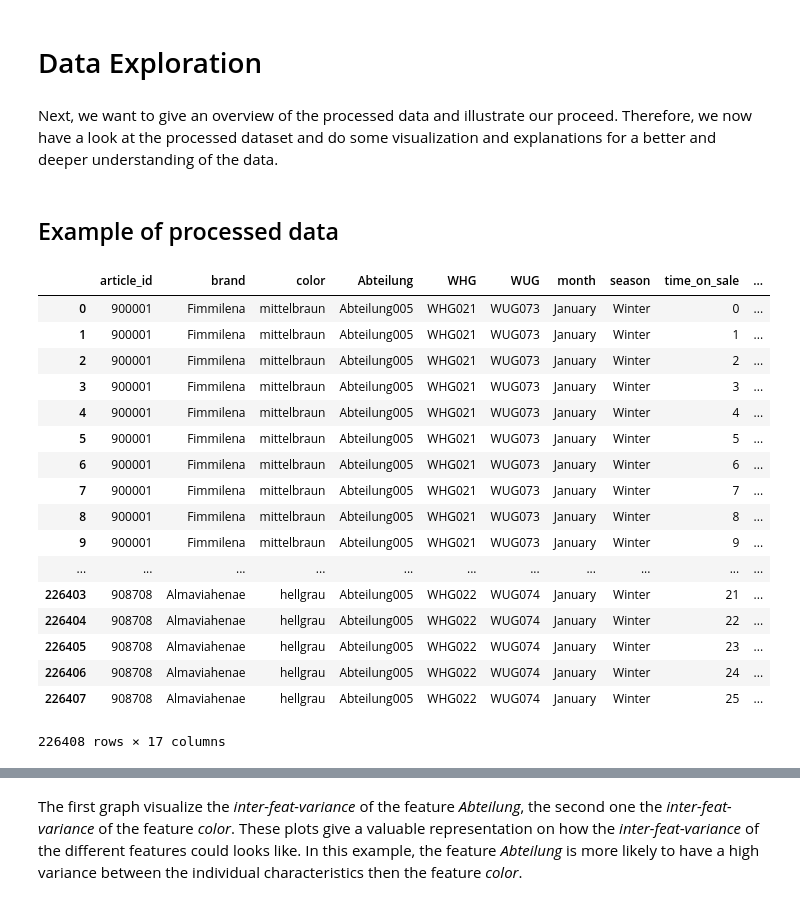
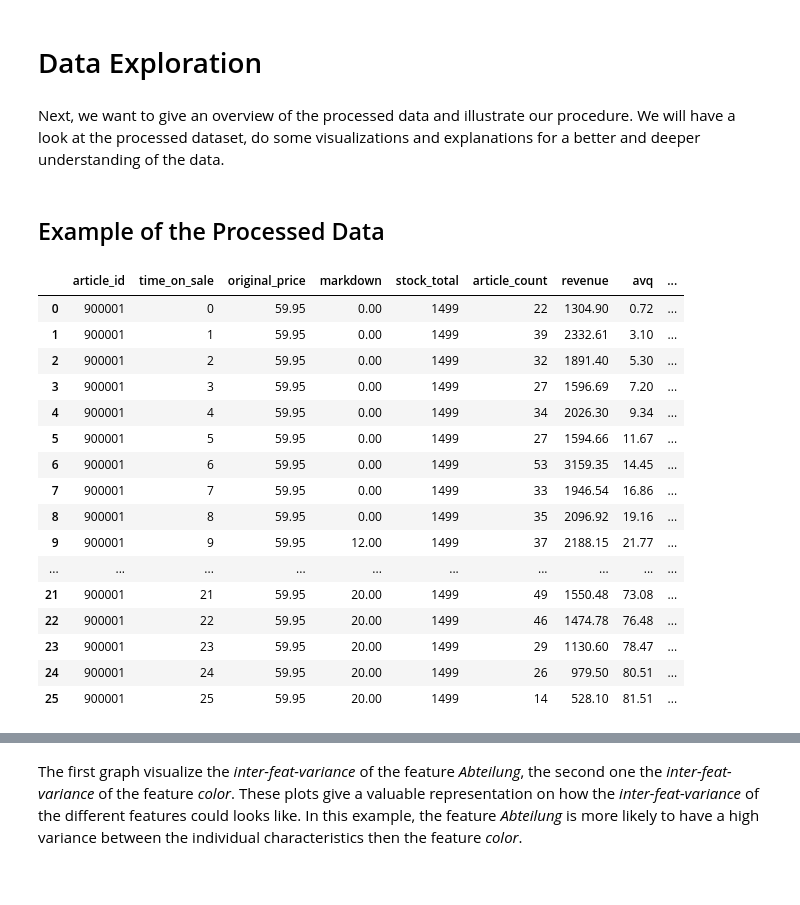
Before and after one commit to indyfree/tailor, a Jupyter notebook: notebooks/10-presentation-notebook.ipynb, the cells around one changed output, grey strips where cells are left out. Drawn from its saved outputs; the diff is of its cells as text; code cells hidden in the pictures.

```diff
--- a/notebooks/10-presentation-notebook.ipynb
+++ b/notebooks/10-presentation-notebook.ipynb
@@ -147,31 +153,30 @@ Therefore, we perform the following steps:
 # %% [markdown]
 # Data Exploration
 # %% [markdown]
-Next, we want to give an overview of the processed data and illustrate our proceed. Therefore, we now have a look at the processed dataset and do some visualization and explanations for a better and deeper understanding of the data.
+Next, we want to give an overview of the processed data and illustrate our procedure. We will have a look at the processed dataset, do some visualizations and explanations for a better and deeper understanding of the data.
 # %% [markdown]
-## Example of processed data
+## Example of the Processed Data
 # %%
 processed_data = data.load_data()
-processed_data
+processed_data.head(26)
 # %% [output]
-|  | article_id | brand | color | Abteilung | WHG | WUG | month | season | time_on_sale | ... |
-| 0 | 900001 | Fimmilena | mittelbraun | Abteilung005 | WHG021 | WUG073 | January | Winter | 0 | ... |
-| 1 | 900001 | Fimmilena | mittelbraun | Abteilung005 | WHG021 | WUG073 | January | Winter | 1 | ... |
-| 2 | 900001 | Fimmilena | mittelbraun | Abteilung005 | WHG021 | WUG073 | January | Winter | 2 | ... |
-| 3 | 900001 | Fimmilena | mittelbraun | Abteilung005 | WHG021 | WUG073 | January | Winter | 3 | ... |
-| 4 | 900001 | Fimmilena | mittelbraun | Abteilung005 | WHG021 | WUG073 | January | Winter | 4 | ... |
-| 5 | 900001 | Fimmilena | mittelbraun | Abteilung005 | WHG021 | WUG073 | January | Winter | 5 | ... |
-| 6 | 900001 | Fimmilena | mittelbraun | Abteilung005 | WHG021 | WUG073 | January | Winter | 6 | ... |
-| 7 | 900001 | Fimmilena | mittelbraun | Abteilung005 | WHG021 | WUG073 | January | Winter | 7 | ... |
-| 8 | 900001 | Fimmilena | mittelbraun | Abteilung005 | WHG021 | WUG073 | January | Winter | 8 | ... |
-| 9 | 900001 | Fimmilena | mittelbraun | Abteilung005 | WHG021 | WUG073 | January | Winter | 9 | ... |
-| ... | ... | ... | ... | ... | ... | ... | ... | ... | ... | ... |
-| 226403 | 908708 | Almaviahenae | hellgrau | Abteilung005 | WHG022 | WUG074 | January | Winter | 21 | ... |
-| 226404 | 908708 | Almaviahenae | hellgrau | Abteilung005 | WHG022 | WUG074 | January | Winter | 22 | ... |
-| 226405 | 908708 | Almaviahenae | hellgrau | Abteilung005 | WHG022 | WUG074 | January | Winter | 23 | ... |
-| 226406 | 908708 | Almaviahenae | hellgrau | Abteilung005 | WHG022 | WUG074 | January | Winter | 24 | ... |
-| 226407 | 908708 | Almaviahenae | hellgrau | Abteilung005 | WHG022 | WUG074 | January | Winter | 25 | ... |
+|  | article_id | time_on_sale | original_price | markdown | stock_total | article_count | revenue | avq | ... |
+| 0 | 900001 | 0 | 59.95 | 0.00 | 1499 | 22 | 1304.90 | 0.72 | ... |
+| 1 | 900001 | 1 | 59.95 | 0.00 | 1499 | 39 | 2332.61 | 3.10 | ... |
+| 2 | 900001 | 2 | 59.95 | 0.00 | 1499 | 32 | 1891.40 | 5.30 | ... |
+| 3 | 900001 | 3 | 59.95 | 0.00 | 1499 | 27 | 1596.69 | 7.20 | ... |
+| 4 | 900001 | 4 | 59.95 | 0.00 | 1499 | 34 | 2026.30 | 9.34 | ... |
+| 5 | 900001 | 5 | 59.95 | 0.00 | 1499 | 27 | 1594.66 | 11.67 | ... |
+| 6 | 900001 | 6 | 59.95 | 0.00 | 1499 | 53 | 3159.35 | 14.45 | ... |
+| 7 | 900001 | 7 | 59.95 | 0.00 | 1499 | 33 | 1946.54 | 16.86 | ... |
+| 8 | 900001 | 8 | 59.95 | 0.00 | 1499 | 35 | 2096.92 | 19.16 | ... |
+| 9 | 900001 | 9 | 59.95 | 12.00 | 1499 | 37 | 2188.15 | 21.77 | ... |
+| ... | ... | ... | ... | ... | ... | ... | ... | ... | ... |
+| 21 | 900001 | 21 | 59.95 | 20.00 | 1499 | 49 | 1550.48 | 73.08 | ... |
+| 22 | 900001 | 22 | 59.95 | 20.00 | 1499 | 46 | 1474.78 | 76.48 | ... |
+| 23 | 900001 | 23 | 59.95 | 20.00 | 1499 | 29 | 1130.60 | 78.47 | ... |
+| 24 | 900001 | 24 | 59.95 | 20.00 | 1499 | 26 | 979.50 | 80.51 | ... |
+| 25 | 900001 | 25 | 59.95 | 20.00 | 1499 | 14 | 528.10 | 81.51 | ... |
-226408 rows × 17 columns
 # %%
 processed_data.dtypes
 # %% [output]
```
Also changed, not shown: parts of 35 cells of this notebook, 1 other file.
